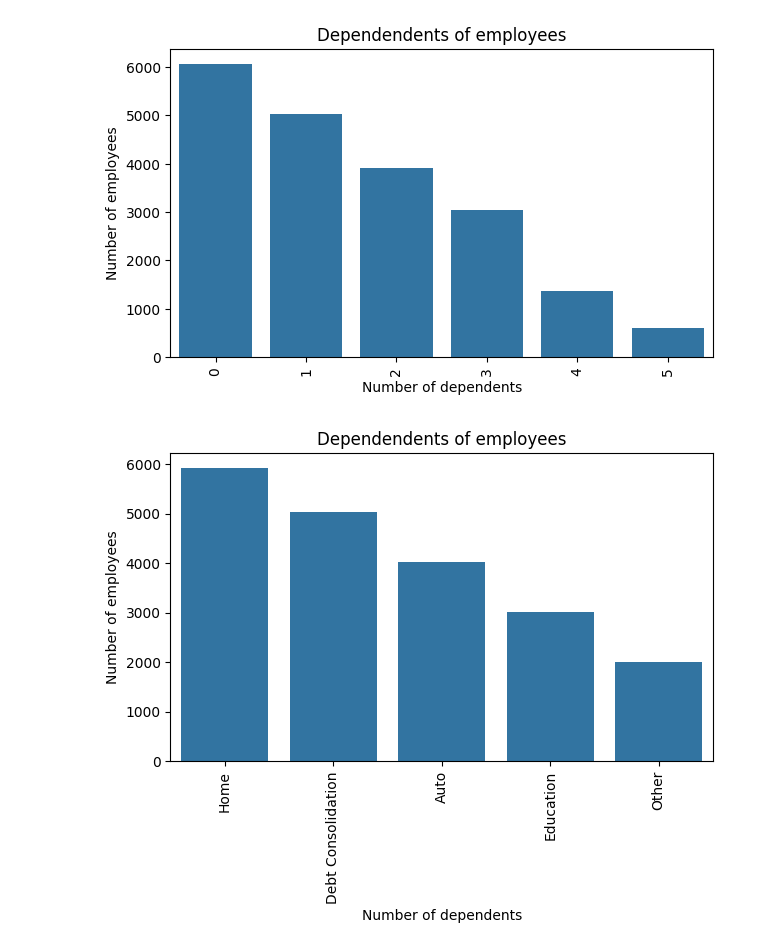
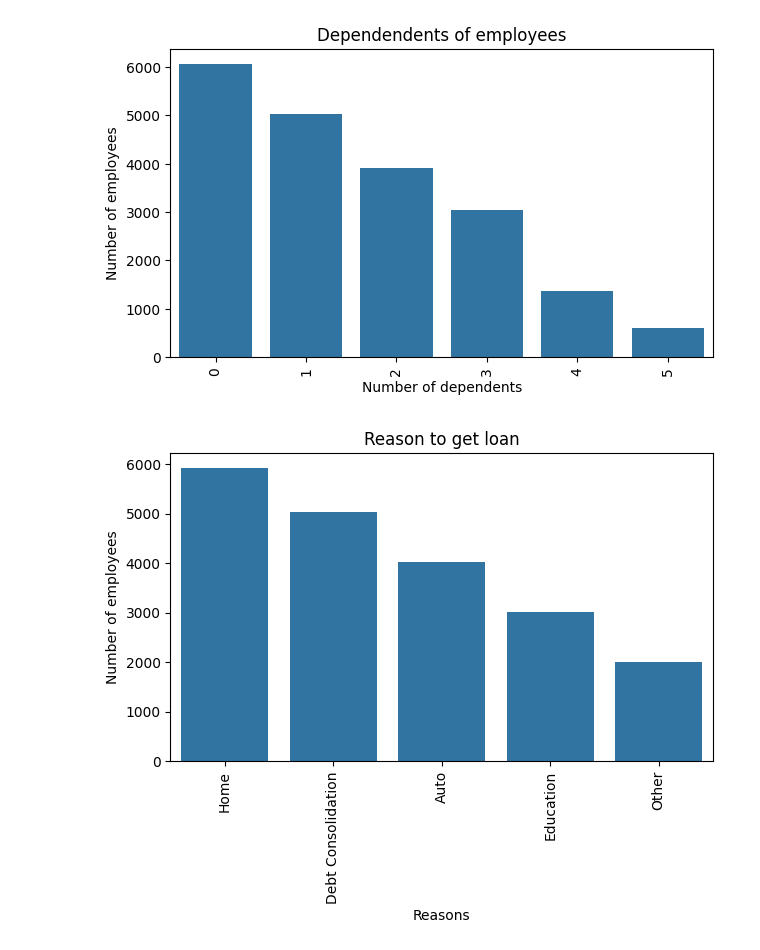
Before and after one commit to oshengeenath/loan_risk_score, a Jupyter notebook: main.ipynb, the cells around one changed output. Drawn from its saved outputs; the diff is of its cells as text; code cells hidden in the pictures.

```diff
--- a/main.ipynb
+++ b/main.ipynb
@@ -129,13 +129,13 @@ plt.show()
 # %%
 employment_count = data["LoanPurpose"].value_counts()
 
 #plotting the bar chart
 plt.figure(figsize=(7,4))
 sns.barplot(x=employment_count.index, y=employment_count.values)
-plt.title("Dependendents of employees")
-plt.xlabel("Number of dependents")
+plt.title("Reason to get loan")
+plt.xlabel("Reasons")
 plt.ylabel("Number of employees")
 plt.xticks(rotation=90)
 plt.show()
 # %% [output]
-[figure, old version]
+[figure, new version]
```
Also changed, not shown: parts of 1 cell of this notebook.
